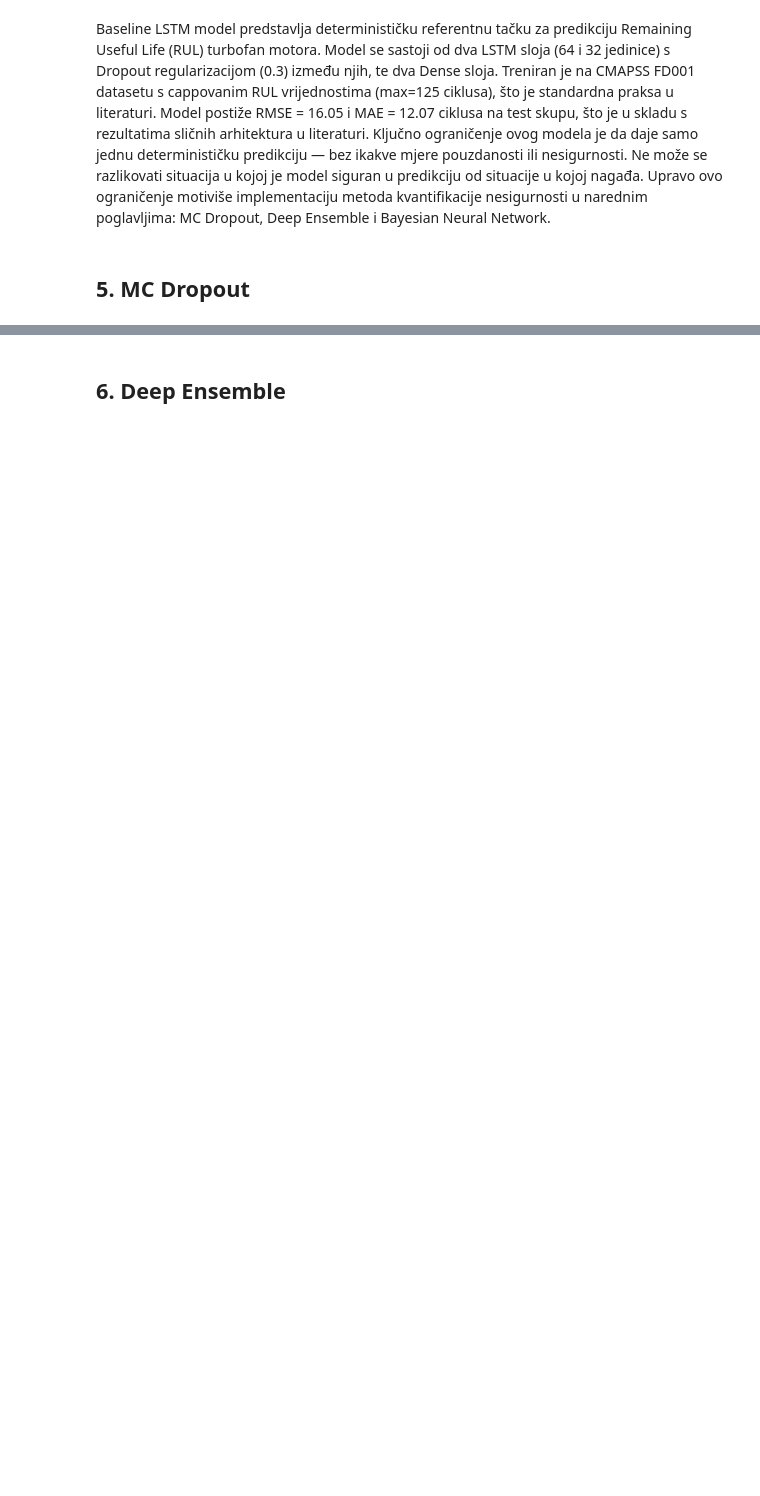
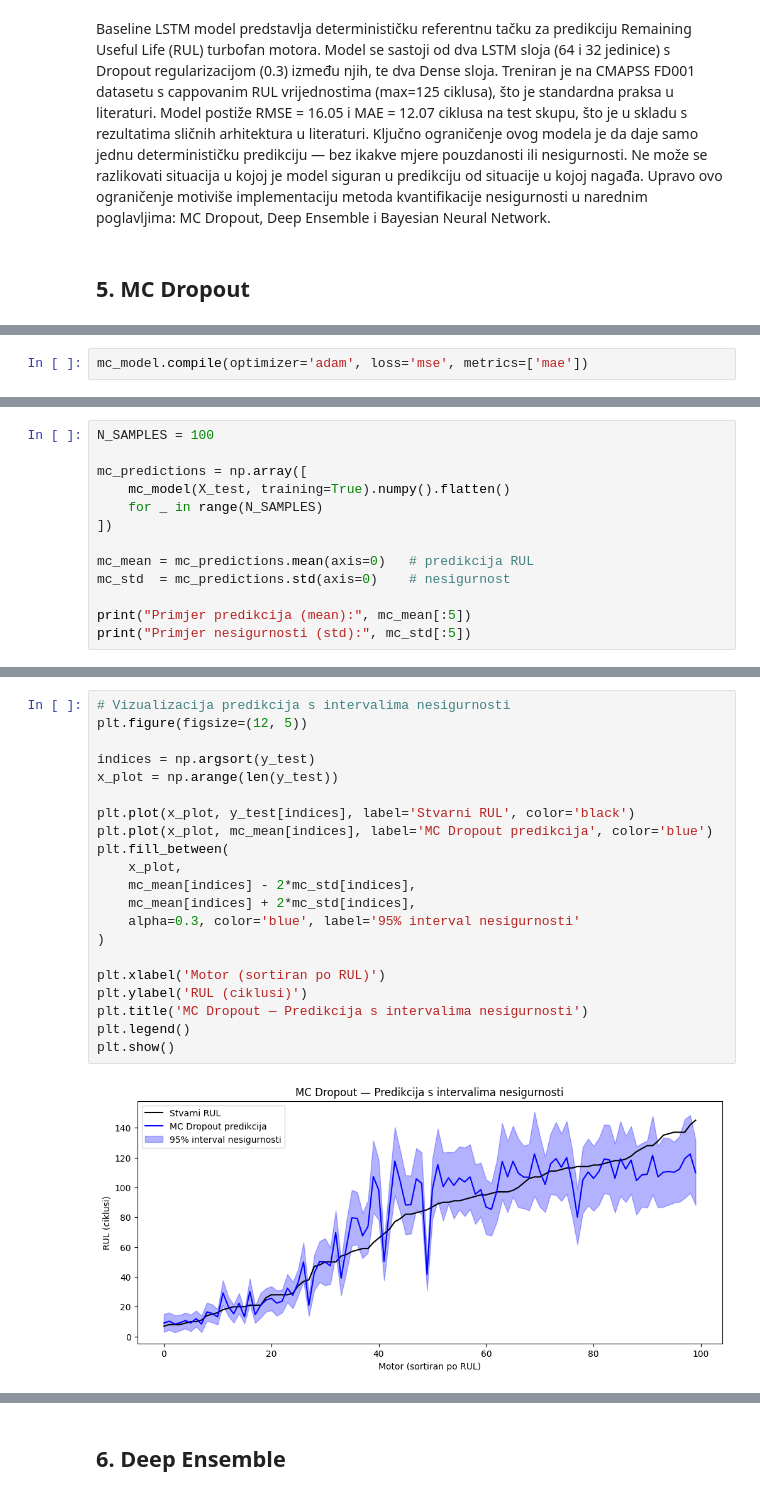
Before and after one commit to mdzafic/uq-predictive-maintenance-framework, a Jupyter notebook: code/Završni_rad_(radni_notebook)_–_Muhamed_Džafić.ipynb, the cells around one changed output, grey strips where cells are left out. Saved outputs shown, nothing was run; the diff lists cells and outputs as text; blank space fills up the shorter version.

```diff
--- a/code/Završni_rad_(radni_notebook)_–_Muhamed_Džafić.ipynb
+++ b/code/Završni_rad_(radni_notebook)_–_Muhamed_Džafić.ipynb
@@ -289,0 +308,2 @@ Ključno ograničenje ovog modela je da daje samo jednu determinističku predikc
+# %%
+mc_model.compile(optimizer='adam', loss='mse', metrics=['mae'])
@@ -289,0 +338,13 @@ Ključno ograničenje ovog modela je da daje samo jednu determinističku predikc
+# %%
+N_SAMPLES = 100
+
+mc_predictions = np.array([
+    mc_model(X_test, training=True).numpy().flatten()
+    for _ in range(N_SAMPLES)
+])
+
+mc_mean = mc_predictions.mean(axis=0)   # predikcija RUL
+mc_std  = mc_predictions.std(axis=0)    # nesigurnost
+
+print("Primjer predikcija (mean):", mc_mean[:5])
+print("Primjer nesigurnosti (std):", mc_std[:5])
@@ -289,0 +368,23 @@ Ključno ograničenje ovog modela je da daje samo jednu determinističku predikc
+# %%
+# Vizualizacija predikcija s intervalima nesigurnosti
+plt.figure(figsize=(12, 5))
+
+indices = np.argsort(y_test)
+x_plot = np.arange(len(y_test))
+
+plt.plot(x_plot, y_test[indices], label='Stvarni RUL', color='black')
+plt.plot(x_plot, mc_mean[indices], label='MC Dropout predikcija', color='blue')
+plt.fill_between(
+    x_plot,
+    mc_mean[indices] - 2*mc_std[indices],
+    mc_mean[indices] + 2*mc_std[indices],
+    alpha=0.3, color='blue', label='95% interval nesigurnosti'
+)
+
+plt.xlabel('Motor (sortiran po RUL)')
+plt.ylabel('RUL (ciklusi)')
+plt.title('MC Dropout — Predikcija s intervalima nesigurnosti')
+plt.legend()
+plt.show()
+# %% [output]
+[figure, added]
```
Also changed, not shown: parts of 16 cells of this notebook.
